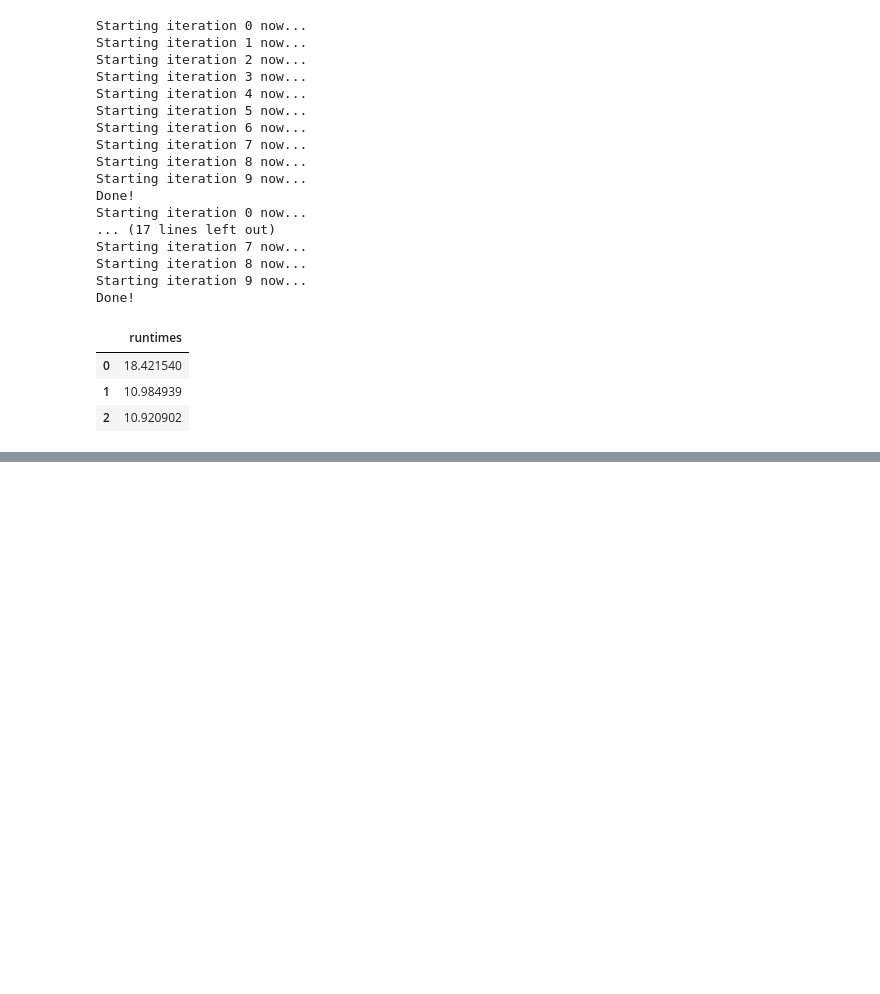
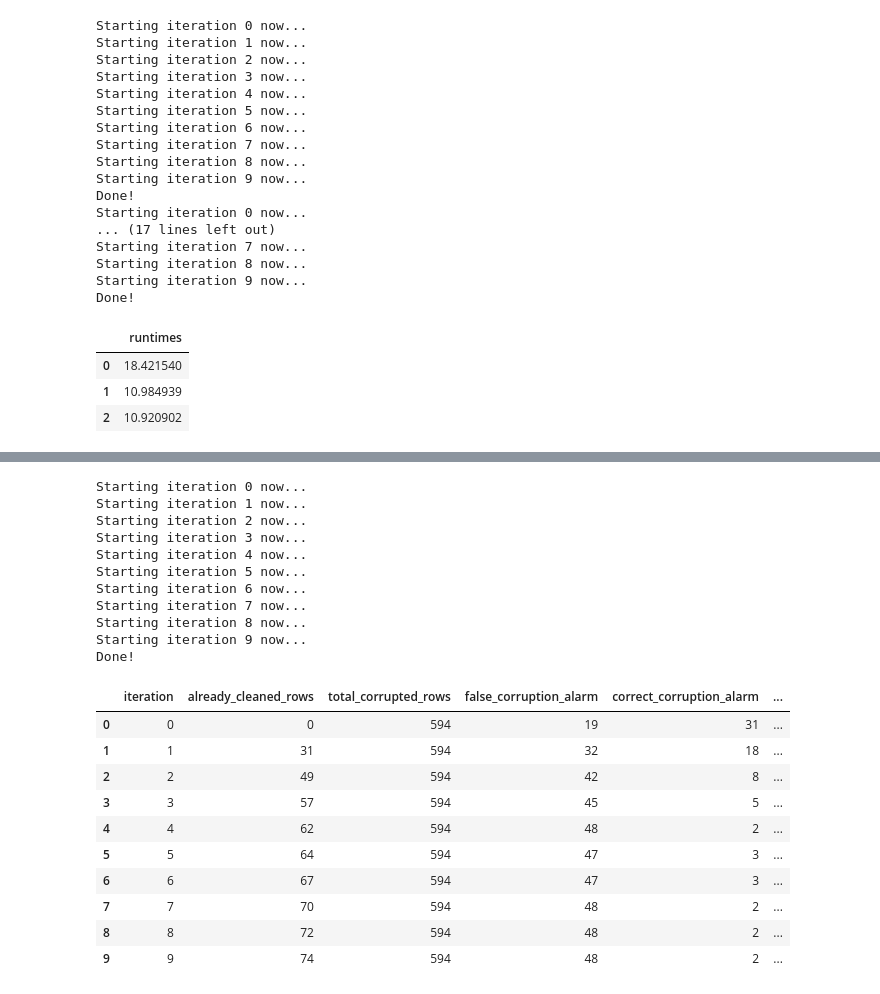
Before and after one commit to stefan-grafberger/deem22-what-if-experiments, a Jupyter notebook: whatif/example_pipelines/shapley_value_experiments.ipynb, the cells around one changed output, grey strips where cells are left out. Saved outputs shown, nothing was run; the diff lists cells and outputs as text; code cells hidden in the pictures; blank space fills up the shorter version.

```diff
--- a/whatif/example_pipelines/shapley_value_experiments.ipynb
+++ b/whatif/example_pipelines/shapley_value_experiments.ipynb
@@ -153,0 +222,25 @@ Done!
+# %%
+do_shapley_value_opt(0.5, 10, True, 10, 50, False)
+# %% [output]
+Starting iteration 0 now...
+Starting iteration 1 now...
+Starting iteration 2 now...
+Starting iteration 3 now...
+Starting iteration 4 now...
+Starting iteration 5 now...
+Starting iteration 6 now...
+Starting iteration 7 now...
+Starting iteration 8 now...
+Starting iteration 9 now...
+Done!
+|  | iteration | already_cleaned_rows | total_corrupted_rows | false_corruption_alarm | correct_corruption_alarm | ... |
+| 0 | 0 | 0 | 594 | 19 | 31 | ... |
+| 1 | 1 | 31 | 594 | 32 | 18 | ... |
+| 2 | 2 | 49 | 594 | 42 | 8 | ... |
+| 3 | 3 | 57 | 594 | 45 | 5 | ... |
+| 4 | 4 | 62 | 594 | 48 | 2 | ... |
+| 5 | 5 | 64 | 594 | 47 | 3 | ... |
+| 6 | 6 | 67 | 594 | 47 | 3 | ... |
+| 7 | 7 | 70 | 594 | 48 | 2 | ... |
+| 8 | 8 | 72 | 594 | 48 | 2 | ... |
+| 9 | 9 | 74 | 594 | 48 | 2 | ... |
```
Also changed, not shown: parts of 4 cells of this notebook, 4 other files.
